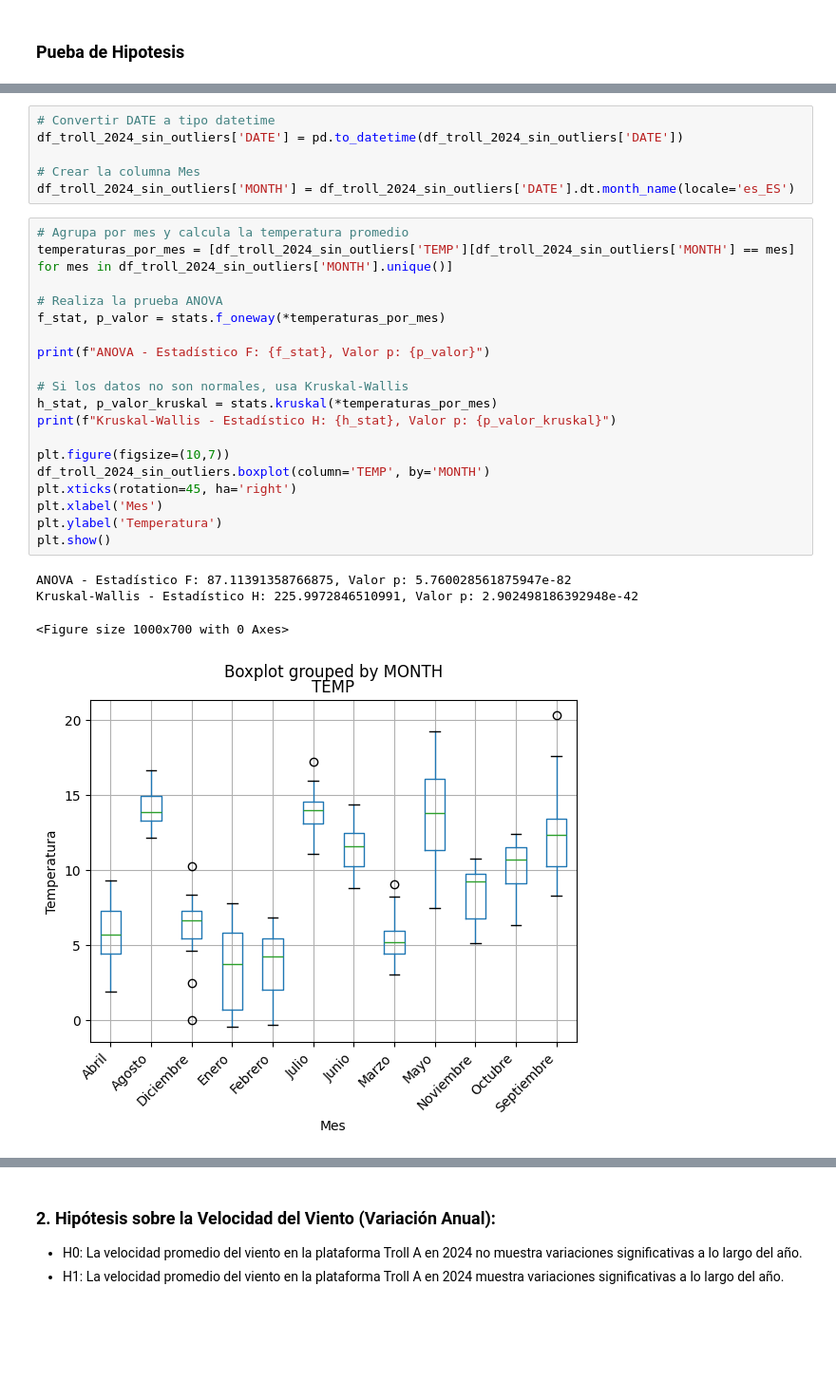
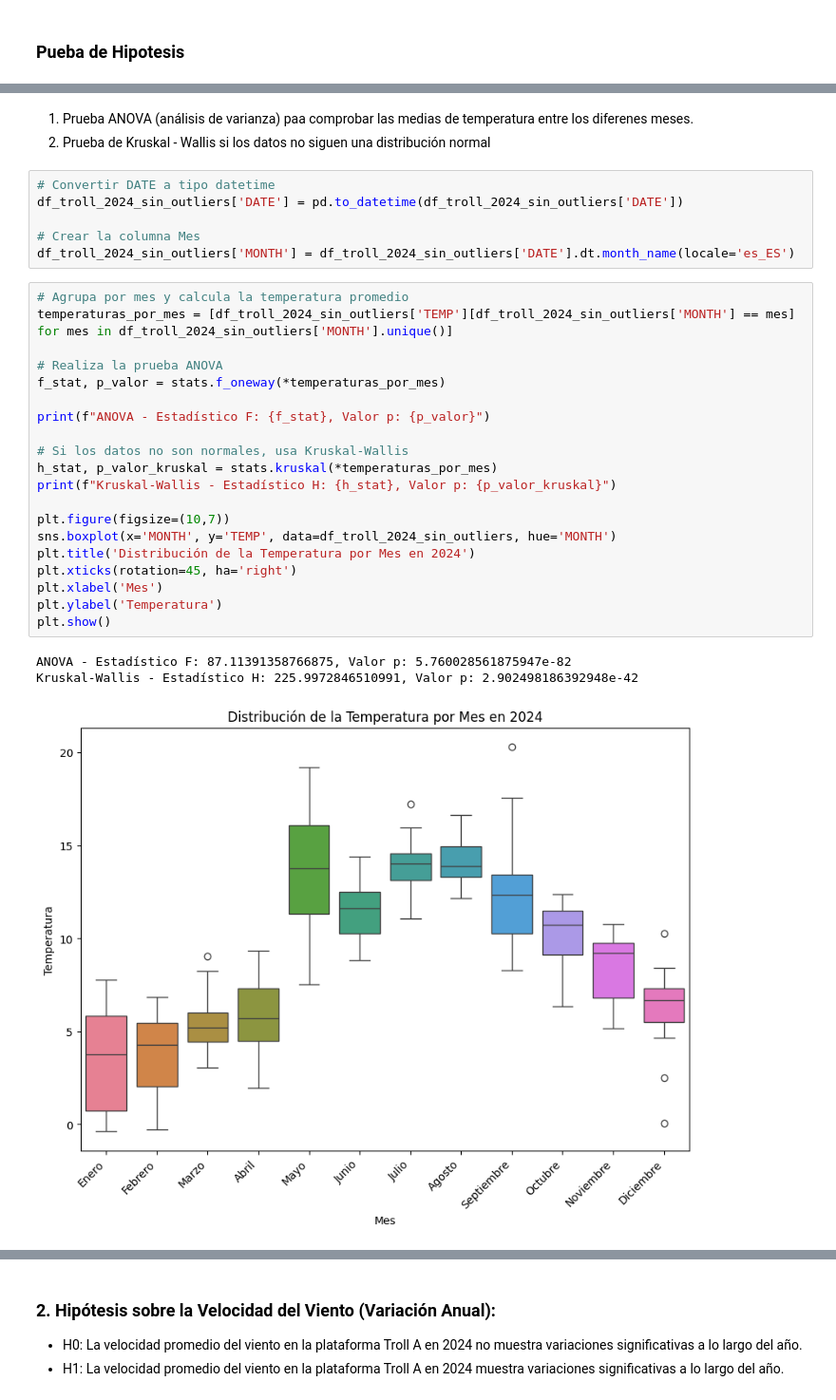
Before and after one commit to SaitoM17/analisis_del_clima_mundial_NOAA, a Jupyter notebook: notebooks/4_Estadistica_probabilidad.ipynb, the cells around one changed output, grey strips where cells are left out. Shown at 95% size. Drawn from its saved outputs; the diff is of its cells as text; blank space fills up the shorter version.

```diff
--- a/notebooks/4_Estadistica_probabilidad.ipynb
+++ b/notebooks/4_Estadistica_probabilidad.ipynb
@@ -148,5 +174,8 @@ Intervalo de confianza bootstrap al 95% (MIN): ConfidenceInterval(low=np.float64
 * H0: La temperatura promedio en la plataforma Troll A en 2024 no muestra variaciones significativas a lo largo de los meses del año.
 * H1: La temperatura promedio en la plataforma Troll A en 2024 varía significativamente a lo largo de los meses del año.
+# %% [markdown]
+1. Prueba ANOVA (análisis de varianza) paa comprobar las medias de temperatura entre los diferenes meses.
+2. Prueba de Kruskal - Wallis si los datos no siguen una distribución normal
 # %%
 # Convertir DATE a tipo datetime
 df_troll_2024_sin_outliers['DATE'] = pd.to_datetime(df_troll_2024_sin_outliers['DATE'])
@@ -156,26 +185,26 @@ df_troll_2024_sin_outliers['MONTH'] = df_troll_2024_sin_outliers['DATE'].dt.mont
 # %%
 # Agrupa por mes y calcula la temperatura promedio
 temperaturas_por_mes = [df_troll_2024_sin_outliers['TEMP'][df_troll_2024_sin_outliers['MONTH'] == mes] for mes in df_troll_2024_sin_outliers['MONTH'].unique()]
 
 # Realiza la prueba ANOVA
 f_stat, p_valor = stats.f_oneway(*temperaturas_por_mes)
 
 print(f"ANOVA - Estadístico F: {f_stat}, Valor p: {p_valor}")
 
 # Si los datos no son normales, usa Kruskal-Wallis
 h_stat, p_valor_kruskal = stats.kruskal(*temperaturas_por_mes)
 print(f"Kruskal-Wallis - Estadístico H: {h_stat}, Valor p: {p_valor_kruskal}")
 
 plt.figure(figsize=(10,7))
-df_troll_2024_sin_outliers.boxplot(column='TEMP', by='MONTH')
+sns.boxplot(x='MONTH', y='TEMP', data=df_troll_2024_sin_outliers, hue='MONTH')
+plt.title('Distribución de la Temperatura por Mes en 2024')
 plt.xticks(rotation=45, ha='right')
 plt.xlabel('Mes')
 plt.ylabel('Temperatura')
 plt.show()
 # %% [output]
 ANOVA - Estadístico F: 87.11391358766875, Valor p: 5.760028561875947e-82
 Kruskal-Wallis - Estadístico H: 225.9972846510991, Valor p: 2.902498186392948e-42
-<Figure size 1000x700 with 0 Axes>
-[figure, old version]
+[figure, new version]
 # %% [markdown]
 ### **Conclución**
```
Also changed, not shown: parts of 11 cells of this notebook, 2 other files.
